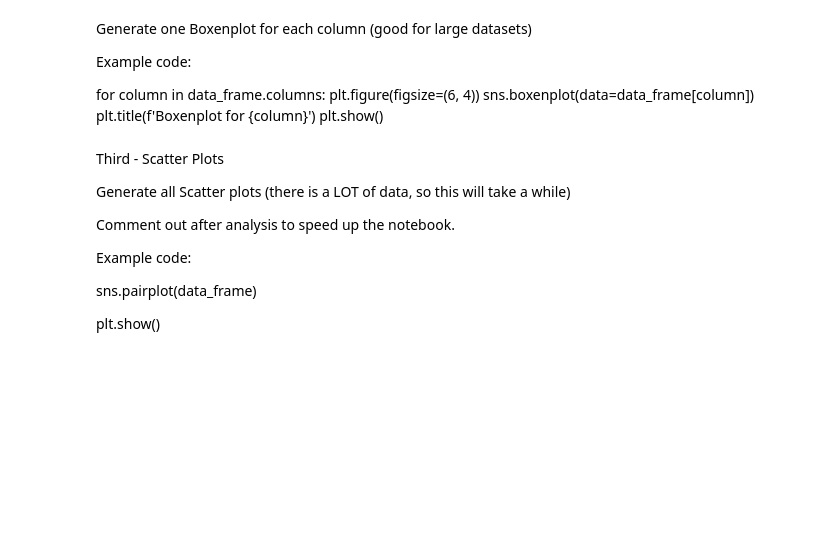
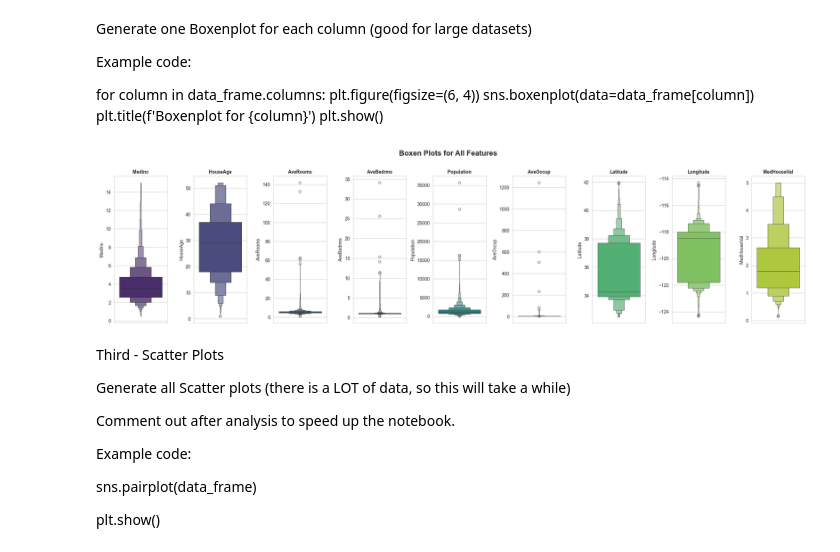
Before and after one commit to ericmeyer1/applied-ml-eric, a Jupyter notebook: lab01/ml01.ipynb, the cells around one changed output. Drawn from its saved outputs; the diff is of its cells as text; code cells hidden in the pictures; blank space fills up the shorter version.

```diff
--- a/lab01/ml01.ipynb
+++ b/lab01/ml01.ipynb
@@ -201,3 +207,27 @@ for column in data_frame.columns:
+# %%
+# Apply Seaborn style
+sns.set_style("whitegrid")
+
+# Set figure size for all subplots
+fig, axes = plt.subplots(nrows=1, ncols=len(data_frame.columns), figsize=(len(data_frame.columns) * 3, 6))
+
+# Get color palette
+colors = sns.color_palette("viridis", len(data_frame.columns))
+
+# Loop through each column and plot a boxen plot
+for ax, column, color in zip(axes, data_frame.columns, colors):
+    sns.boxenplot(y=data_frame[column], ax=ax, color=color)
+    ax.set_title(f"{column}", fontsize=10, fontweight="bold")
+    ax.set_xlabel("")
+
+# Improve layout
+plt.suptitle("Boxen Plots for All Features", fontsize=16, fontweight='bold')
+plt.subplots_adjust(top=0.85, wspace=0.5)
+
+# Show plot
+plt.show()
+# %% [output]
+[figure, added]
 # %% [markdown]
 Third - Scatter Plots
 
```
Also changed, not shown: parts of 8 cells of this notebook.
